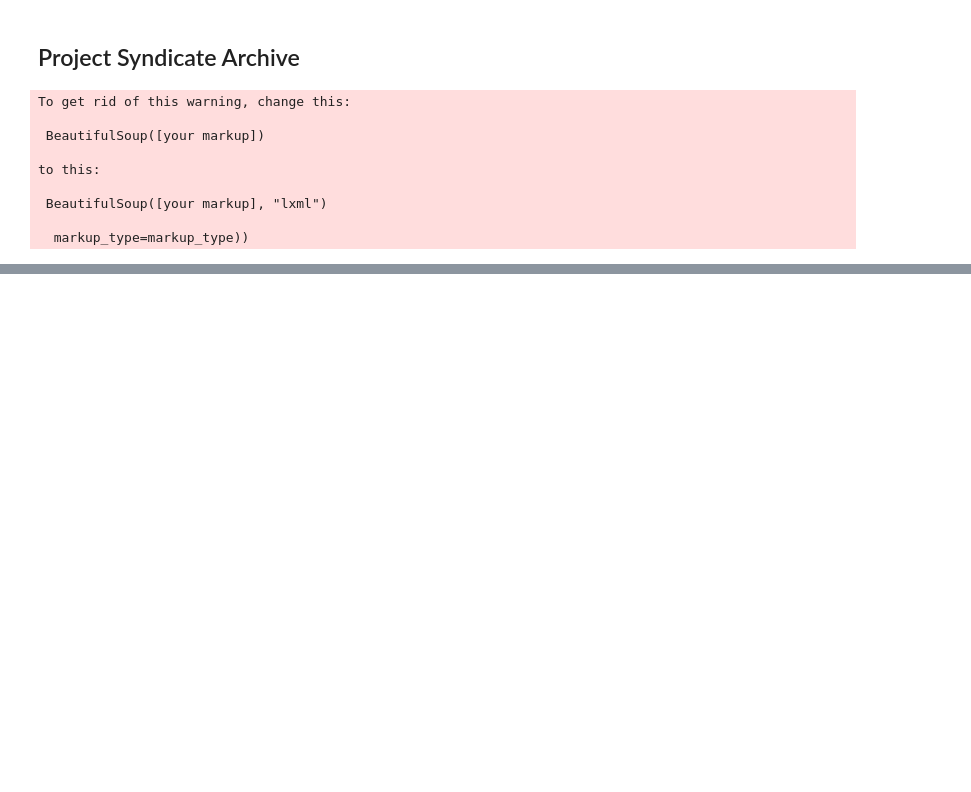
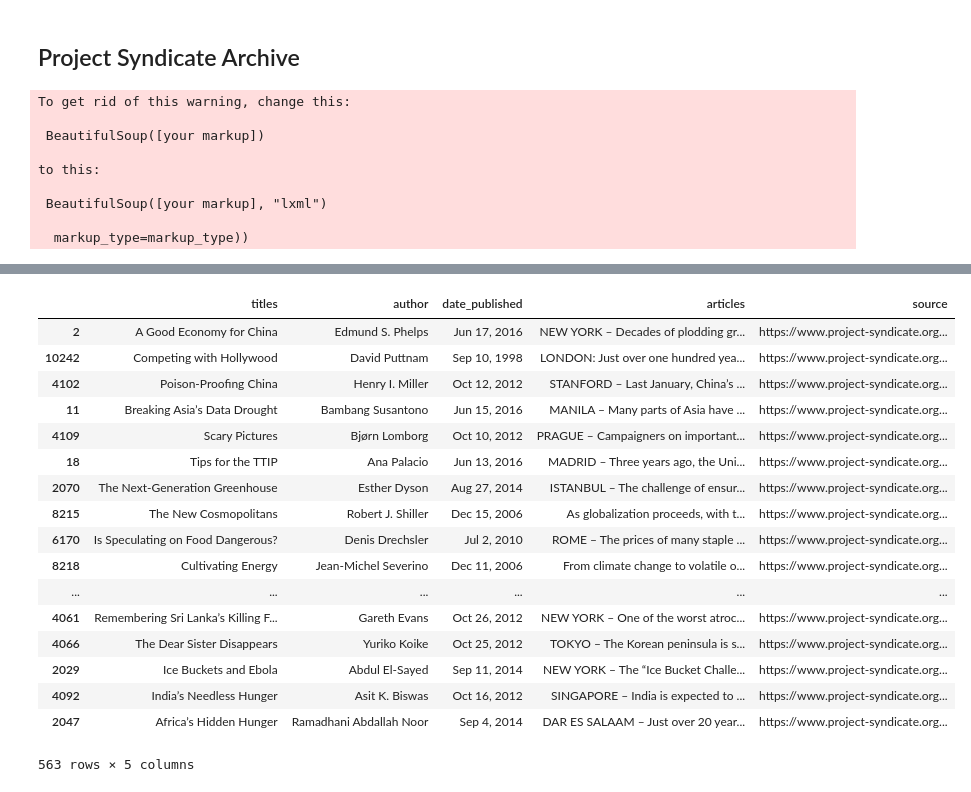
Before and after one commit to johndpope/summarizer_app, a Jupyter notebook: Scraper.ipynb, the cells around one changed output, grey strips where cells are left out. Cells and saved outputs as stored; diff of their text form; code cells hidden in the pictures; blank space fills up the shorter version.

```diff
--- a/Scraper.ipynb
+++ b/Scraper.ipynb
@@ -211,9 +211,10 @@ author = pd.Series(author)
 datepublished = pd.Series(datepublished)
 articles = pd.Series(articles)
 titles = pd.Series(titles)
+source = pd.Series(commentarylist)
 
-ps_df = pd.concat((titles,author,datepublished,articles),axis=1)
+ps_df = pd.concat((titles,author,datepublished,articles,source),axis=1)
 
-ps_df.columns = ['titles','author','date_published','articles']
+ps_df.columns = ['titles','author','date_published','articles','source']
 # %%
 ps_df.to_pickle('ps_df_2.pkl')
@@ -243,0 +230,29 @@ page.split()[2]
+# %%
+query = 'food'
+# %%
+query_rows =[]
+for row in range(ps_df.shape[0]):
+    if (query in ps_df.loc[row,'articles']) or (query in ps_df.loc[row,'titles']):
+        query_rows.append(row)
+query_rows = set(query_rows)
+# %%
+ps_df.loc[query_rows,:]
+# %% [output]
+|  | titles | author | date_published | articles | source |
+| 2 | A Good Economy for China | Edmund S. Phelps | Jun 17, 2016 | NEW YORK – Decades of plodding gr... | https://www.project-syndicate.org... |
+| 10242 | Competing with Hollywood | David Puttnam | Sep 10, 1998 | LONDON: Just over one hundred yea... | https://www.project-syndicate.org... |
+| 4102 | Poison-Proofing China | Henry I. Miller | Oct 12, 2012 | STANFORD – Last January, China’s ... | https://www.project-syndicate.org... |
+| 11 | Breaking Asia’s Data Drought | Bambang Susantono | Jun 15, 2016 | MANILA – Many parts of Asia have ... | https://www.project-syndicate.org... |
+| 4109 | Scary Pictures | Bjørn Lomborg | Oct 10, 2012 | PRAGUE – Campaigners on important... | https://www.project-syndicate.org... |
+| 18 | Tips for the TTIP | Ana Palacio | Jun 13, 2016 | MADRID – Three years ago, the Uni... | https://www.project-syndicate.org... |
+| 2070 | The Next-Generation Greenhouse | Esther Dyson | Aug 27, 2014 | ISTANBUL – The challenge of ensur... | https://www.project-syndicate.org... |
+| 8215 | The New Cosmopolitans | Robert J. Shiller | Dec 15, 2006 | As globalization proceeds, with t... | https://www.project-syndicate.org... |
+| 6170 | Is Speculating on Food Dangerous? | Denis Drechsler | Jul 2, 2010 | ROME – The prices of many staple ... | https://www.project-syndicate.org... |
+| 8218 | Cultivating Energy | Jean-Michel Severino | Dec 11, 2006 | From climate change to volatile o... | https://www.project-syndicate.org... |
+| ... | ... | ... | ... | ... | ... |
+| 4061 | Remembering Sri Lanka’s Killing F... | Gareth Evans | Oct 26, 2012 | NEW YORK – One of the worst atroc... | https://www.project-syndicate.org... |
+| 4066 | The Dear Sister Disappears | Yuriko Koike | Oct 25, 2012 | TOKYO – The Korean peninsula is s... | https://www.project-syndicate.org... |
+| 2029 | Ice Buckets and Ebola | Abdul El-Sayed | Sep 11, 2014 | NEW YORK – The “Ice Bucket Challe... | https://www.project-syndicate.org... |
+| 4092 | India’s Needless Hunger | Asit K. Biswas | Oct 16, 2012 | SINGAPORE – India is expected to ... | https://www.project-syndicate.org... |
+| 2047 | Africa’s Hidden Hunger | Ramadhani Abdallah Noor | Sep 4, 2014 | DAR ES SALAAM – Just over 20 year... | https://www.project-syndicate.org... |
+563 rows × 5 columns
```
Also changed, not shown: parts of 8 cells of this notebook, 4 other files.
